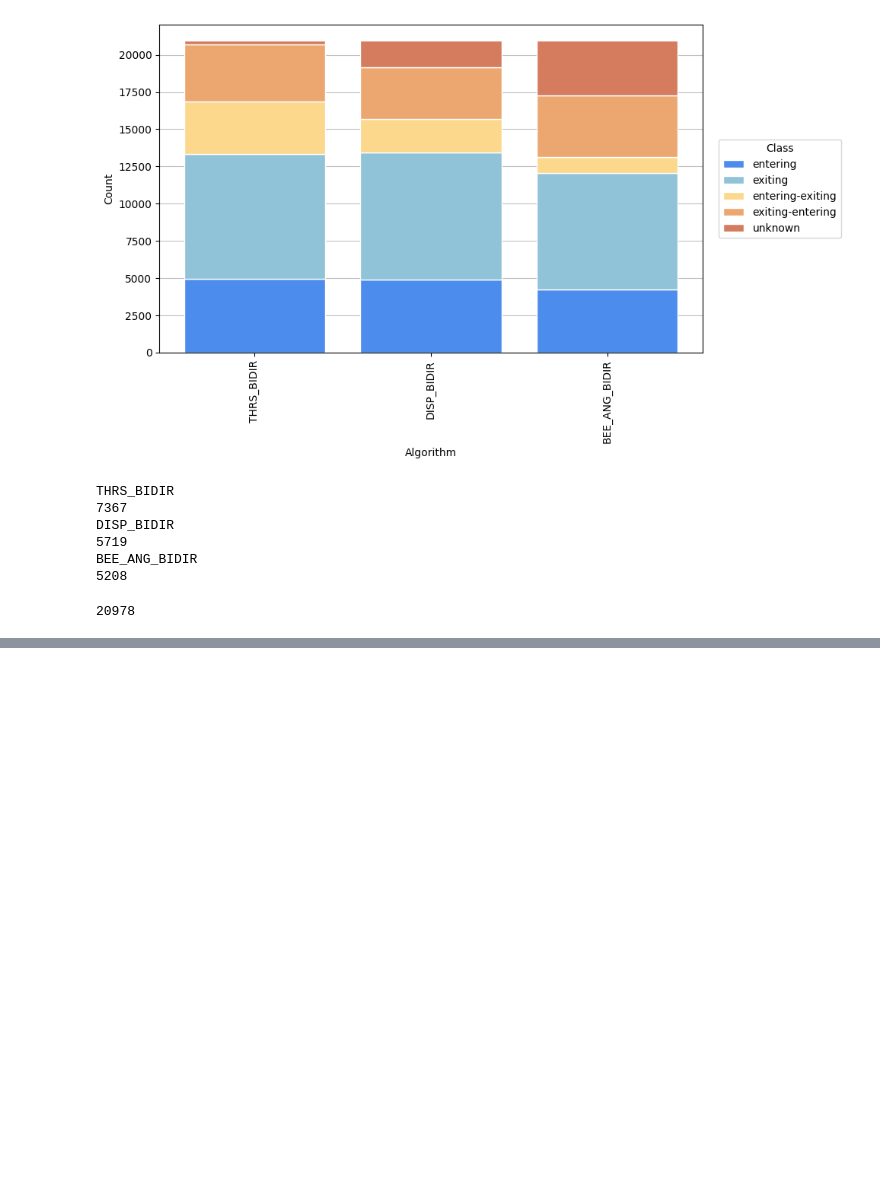
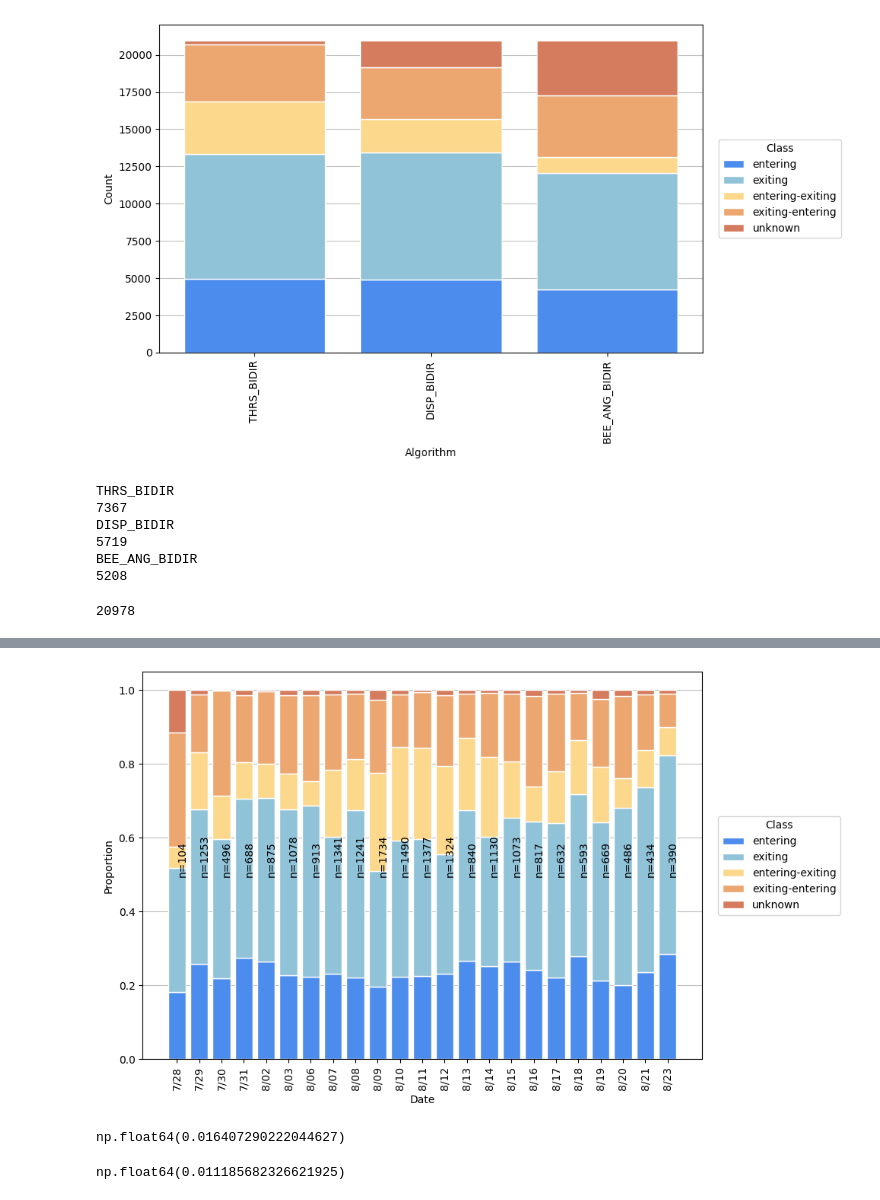
Before and after one commit to lablluberes/beeClassificationMethods, a Jupyter notebook: month_data/Rules-Full.ipynb, the cells around one changed output, grey strips where cells are left out. Saved outputs shown, nothing was run; the diff lists cells and outputs as text; code cells hidden in the pictures; blank space fills up the shorter version.

```diff
--- a/month_data/Rules-Full.ipynb
+++ b/month_data/Rules-Full.ipynb
@@ -322,0 +420,63 @@ len(events)
+# %%
+count = thrs_bidir.groupby(['date','classification']).size().rename("count").reset_index()
+count["count"] = count["count"]/count.groupby('date')['count'].transform("sum")
+totalCount = thrs_bidir.groupby(['date']).size()
+stacked = count.pivot_table(
+    index="date",
+    columns="classification",
+    values="count",
+    fill_value=0
+    )
+stacked = stacked.reindex(columns=order)
+fig, ax = plt.subplots(figsize=(10, 6))
+bottom = np.zeros(len(stacked))
+
+for event in stacked.columns:
+    values = stacked[event].values
+
+    bars = ax.bar(
+        stacked.index,
+        values,
+        bottom=bottom,
+        edgecolor="white",
+        label=event,
+        color=distpalette.get(event)
+    )
+
+    bottom += values
+
+for i, date in enumerate(stacked.index):
+    ax.text(
+        i,
+        0.5,
+        f'n={totalCount.iloc[i]}',
+        fontsize=10,
+        rotation="vertical"
+    )
+
+
+ax.legend(
+title="Class",
+loc="center left",
+bbox_to_anchor=(1.02, 0.5)
+)
+
+ax.tick_params(axis='x', labelrotation=90)
+ax.grid(True, axis="y", color="gray", alpha=0.5)
+ax.set_ylabel("Proportion")
+ax.set_axisbelow(True)
+ax.set_xlabel("Date")
+plt.tight_layout()
+plt.show()
+
+fig.savefig(f"THRS_BIDIR_count.png",bbox_inches='tight',bbox_extra_artists=(ax.get_legend(),))
+# %% [output]
+[figure, added]
+# %%
+count[count['classification'] == "unknown"]['count'].mean()
+# %% [output]
+np.float64(0.016407290222044627)
+# %%
+count[count['classification'] == "unknown"]['count'].median()
+# %% [output]
+np.float64(0.011185682326621925)
```
Also changed, not shown: parts of 5 cells of this notebook, 28 other files.
